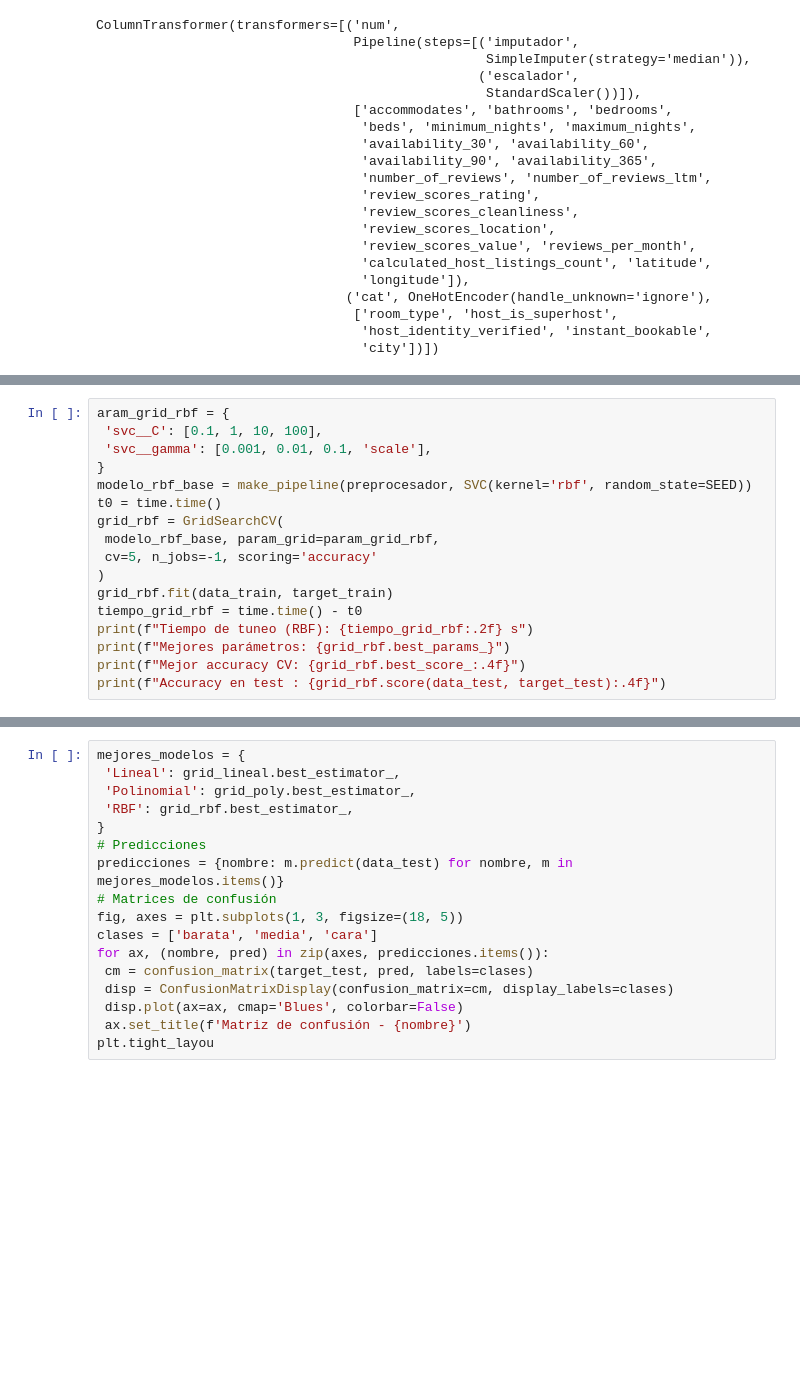
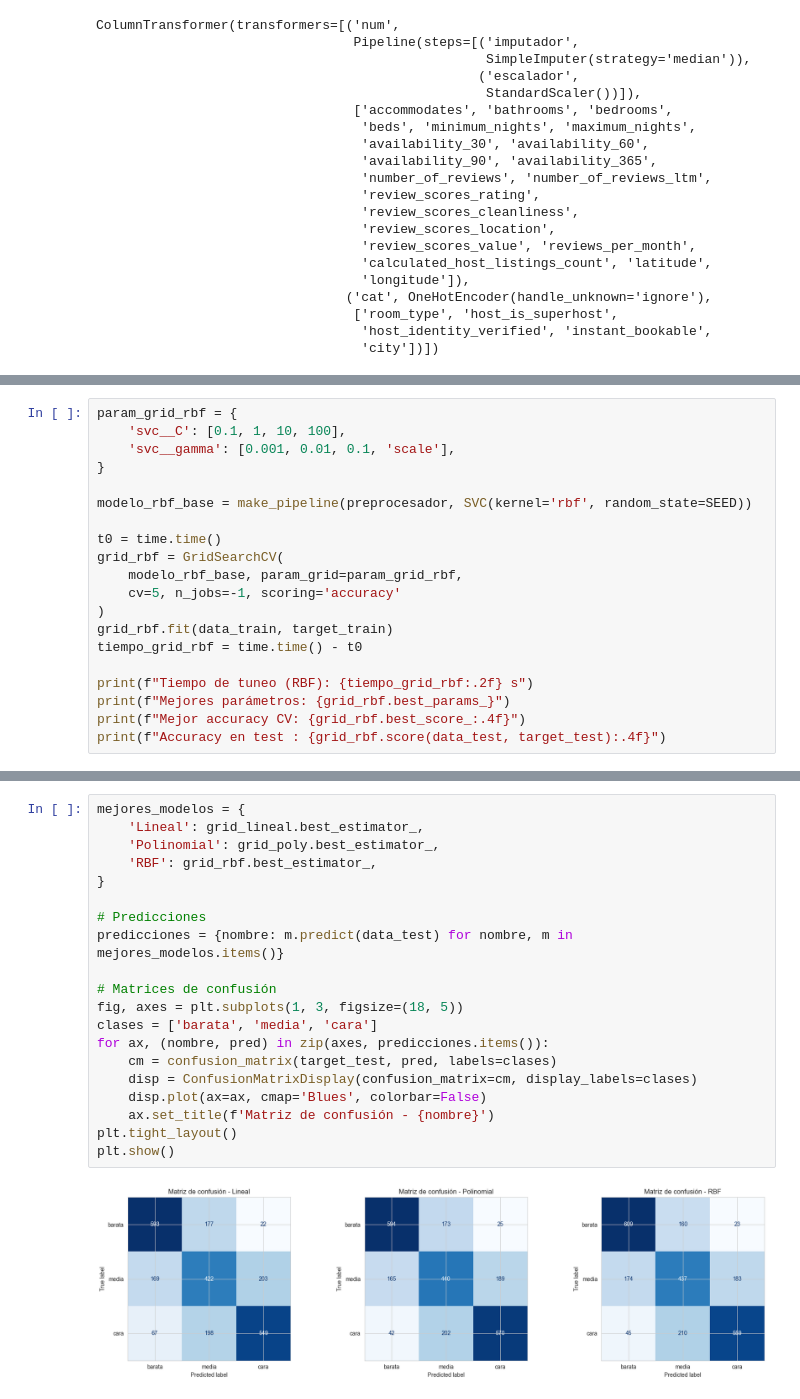
Before and after one commit to Palasuwu/lab8svm, a Jupyter notebook: papaportelab8.ipynb, the cells around one changed output, grey strips where cells are left out. Saved outputs shown, nothing was run; the diff lists cells and outputs as text; blank space fills up the shorter version.

```diff
--- a/papaportelab8.ipynb
+++ b/papaportelab8.ipynb
@@ -437,16 +449,19 @@ print(f"Accuracy en test : {grid_poly.score(data_test, target_test):.4f}")
 # %%
-aram_grid_rbf = {
- 'svc__C': [0.1, 1, 10, 100],
- 'svc__gamma': [0.001, 0.01, 0.1, 'scale'],
+param_grid_rbf = {
+    'svc__C': [0.1, 1, 10, 100],
+    'svc__gamma': [0.001, 0.01, 0.1, 'scale'],
 }
+
 modelo_rbf_base = make_pipeline(preprocesador, SVC(kernel='rbf', random_state=SEED))
+
 t0 = time.time()
 grid_rbf = GridSearchCV(
- modelo_rbf_base, param_grid=param_grid_rbf,
- cv=5, n_jobs=-1, scoring='accuracy'
+    modelo_rbf_base, param_grid=param_grid_rbf,
+    cv=5, n_jobs=-1, scoring='accuracy'
 )
 grid_rbf.fit(data_train, target_train)
 tiempo_grid_rbf = time.time() - t0
+
 print(f"Tiempo de tuneo (RBF): {tiempo_grid_rbf:.2f} s")
 print(f"Mejores parámetros: {grid_rbf.best_params_}")
 print(f"Mejor accuracy CV: {grid_rbf.best_score_:.4f}")
@@ -460,20 +491,25 @@ cv_results_rbf
 # %%
 mejores_modelos = {
- 'Lineal': grid_lineal.best_estimator_,
- 'Polinomial': grid_poly.best_estimator_,
- 'RBF': grid_rbf.best_estimator_,
+    'Lineal': grid_lineal.best_estimator_,
+    'Polinomial': grid_poly.best_estimator_,
+    'RBF': grid_rbf.best_estimator_,
 }
+
 # Predicciones
 predicciones = {nombre: m.predict(data_test) for nombre, m in mejores_modelos.items()}
+
 # Matrices de confusión
 fig, axes = plt.subplots(1, 3, figsize=(18, 5))
 clases = ['barata', 'media', 'cara']
 for ax, (nombre, pred) in zip(axes, predicciones.items()):
- cm = confusion_matrix(target_test, pred, labels=clases)
- disp = ConfusionMatrixDisplay(confusion_matrix=cm, display_labels=clases)
- disp.plot(ax=ax, cmap='Blues', colorbar=False)
- ax.set_title(f'Matriz de confusión - {nombre}')
-plt.tight_layou
+    cm = confusion_matrix(target_test, pred, labels=clases)
+    disp = ConfusionMatrixDisplay(confusion_matrix=cm, display_labels=clases)
+    disp.plot(ax=ax, cmap='Blues', colorbar=False)
+    ax.set_title(f'Matriz de confusión - {nombre}')
+plt.tight_layout()
+plt.show()
+# %% [output]
+[figure, added]
 # %%
 for nombre, pred in predicciones.items():
  print(f"\n{'='*60}")
```
Also changed, not shown: parts of 12 cells of this notebook.
